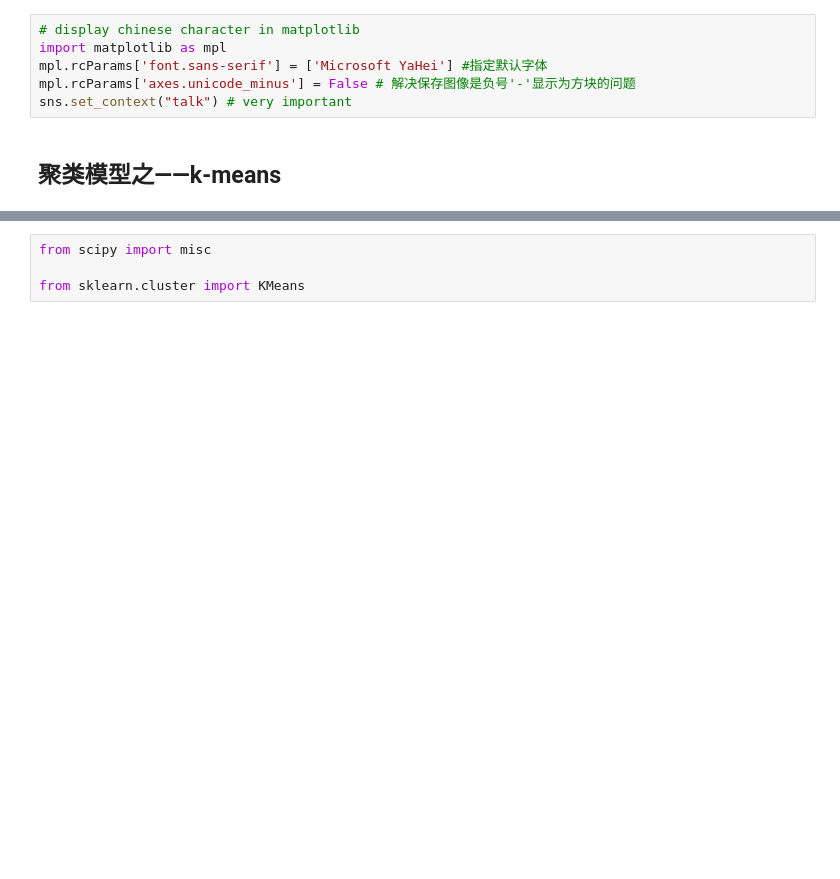
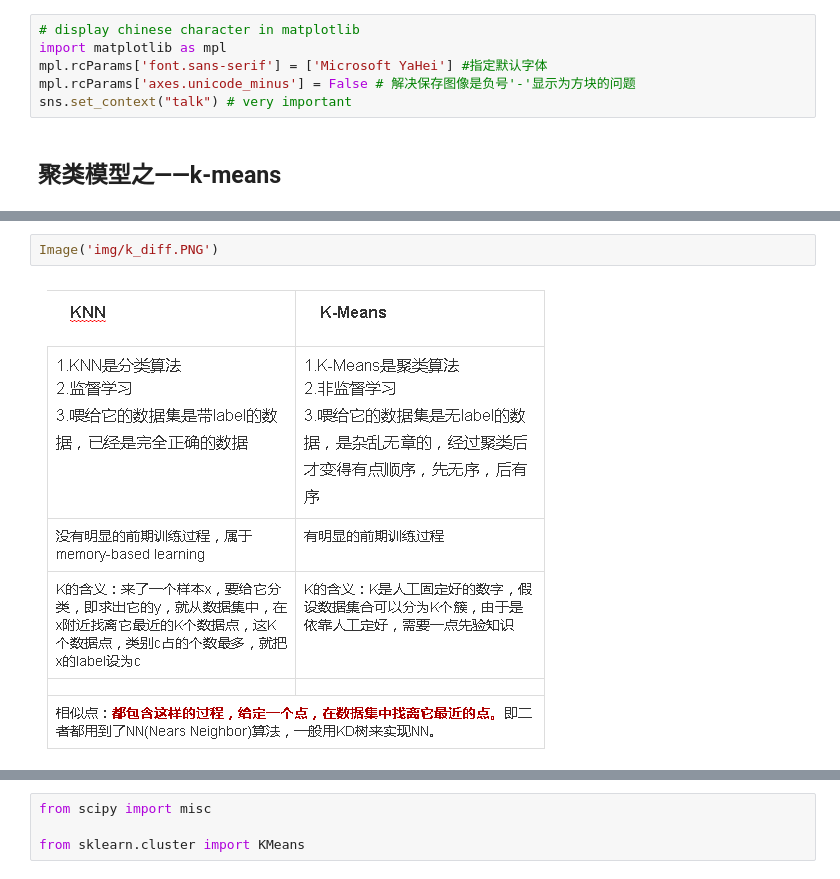
Before and after one commit to yishi/Data-Science-Series-in-Python, a Jupyter notebook: the_introduction_of_data_science_05.ipynb, the cells around one changed output, grey strips where cells are left out. Saved outputs shown, nothing was run; the diff lists cells and outputs as text; blank space fills up the shorter version.

```diff
--- a/the_introduction_of_data_science_05.ipynb
+++ b/the_introduction_of_data_science_05.ipynb
@@ -75,0 +70,4 @@ Lena是经典的图像处理实例图像, 8位灰度色深, 尺寸512 x 512。
+# %%
+Image('img/k_diff.PNG')
+# %% [output]
+[figure, added]
```
Also changed, not shown: parts of 19 cells of this notebook.
